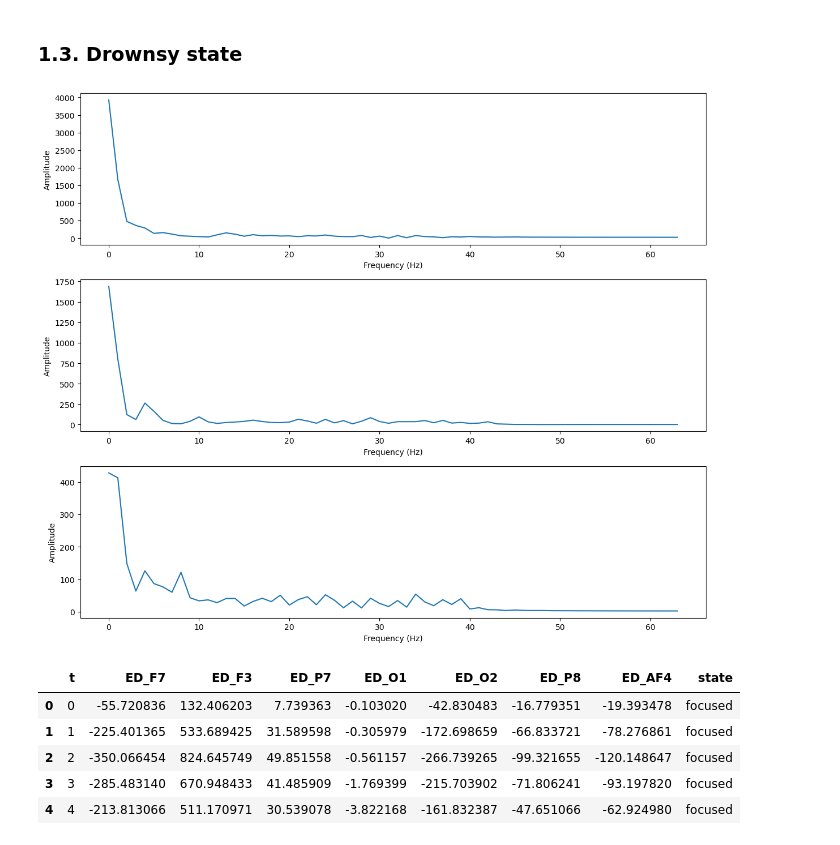
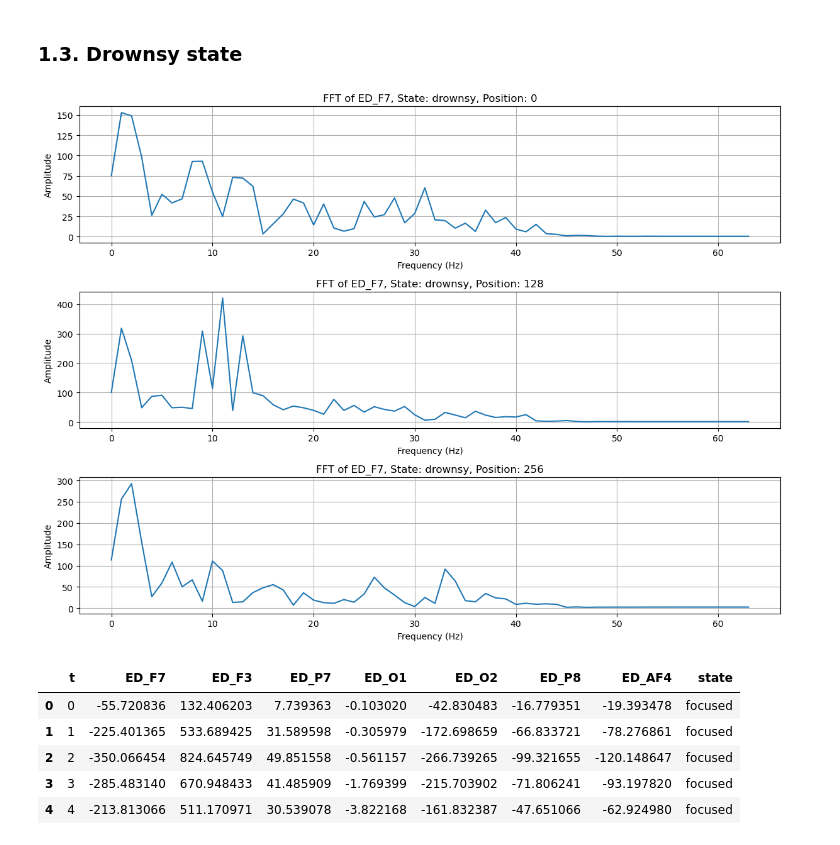
Before and after one commit to letruongzzio/Mental-Attention-States-Classification-Using-EEG-Data, a Jupyter notebook: features_engineering.ipynb, the cells around one changed output. Drawn from its saved outputs; the diff is of its cells as text; code cells hidden in the pictures.

```diff
--- a/features_engineering.ipynb
+++ b/features_engineering.ipynb
@@ -98,9 +124,9 @@ viz_nepochs_state(channel, num_epochs, state='unfocused')
 # %%
 # Test with channel ED_F7 with 3 epochs, drownsy state
 
-viz_nepochs_state(channel, num_epochs, state='drownsy')
+viz_nepochs_state(df, channel, num_epochs, state='drownsy')
 # %% [output]
-[figure, old version]
+[figure, new version]
 # %%
 # useful channel
 useful_channels = ['ED_F7','ED_F3','ED_P7','ED_O1','ED_O2','ED_P8','ED_AF4']
```
Also changed, not shown: parts of 3 cells of this notebook.
